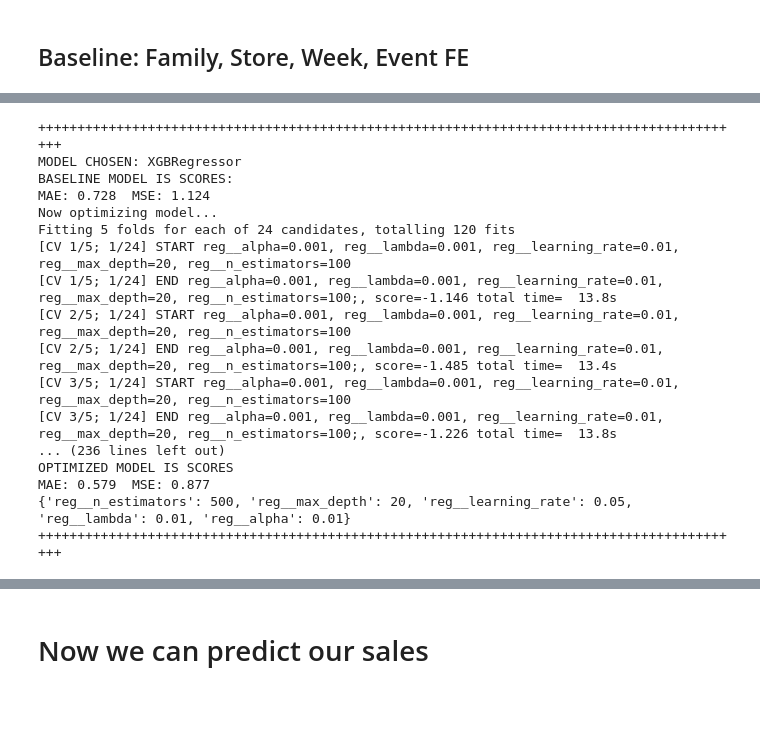
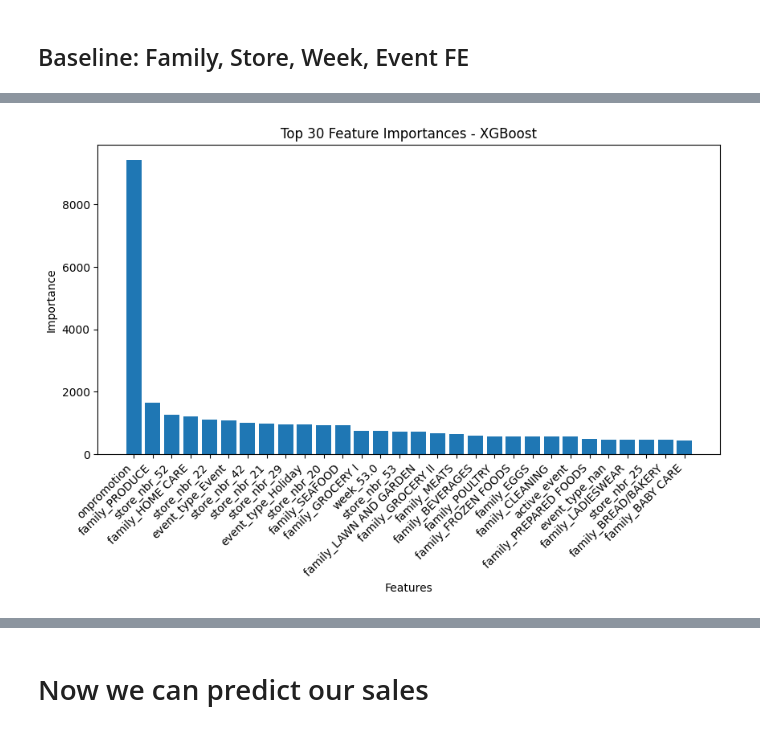
Before and after one commit to Dan-T24n/Time-series-forecasting-Darts, a Jupyter notebook: code/1)base_work.ipynb, the cells around one changed output, grey strips where cells are left out. Cells and saved outputs as stored; diff of their text form; code cells hidden in the pictures; blank space fills up the shorter version.

Commit message:
New version, using GPU

```diff
--- a/code/1)base_work.ipynb
+++ b/code/1)base_work.ipynb
@@ -471,0 +483,12 @@ Data prepped. Passing to the model section.
+# %%
+dtrain=xgboost.DMatrix(data=X_train,label=y_train)
+dval=xgboost.DMatrix(data=X_val,label=y_val)
+# %%
+xgb_parms={
+    'max_depth':4,
+    'learning_rate':0.05,
+    'subsample':0.8,
+    'tree_method':'gpu_hist',
+    'predictor':'gpu_predictor'
+}
+model=xgboost.train(xgb_parms,dtrain=dtrain,evals=[(dtrain,"train"),(dval,"valid")],early_stopping_rounds=100,num_boost_round=9999,verbose_eval=100)
@@ -472,30 +513,33 @@ Data prepped. Passing to the model section.
+# %%
+data_importance=model.get_score(importance_type="weight")
+
+# Extract feature names and their corresponding importance scores
+features = list(data_importance.keys())
+importance = list(data_importance.values())
+
+# Sort features based on importance
+sorted_idx = np.argsort(importance)[::-1]
+
+# Plot the top N features
+top_n = 30  # Adjust the number as needed
+plt.figure(figsize=(10, 5))
+plt.bar(np.array(features)[sorted_idx][:top_n], np.array(importance)[sorted_idx][:top_n])
+plt.xlabel('Features')
+plt.ylabel('Importance')
+plt.title(f'Top {top_n} Feature Importances - XGBoost')
+plt.xticks(rotation=45, ha='right')
+plt.show()
+# %% [output]
+[figure, added]
 # %%
-device="cpu"
-optimized_models=dict()
-working_models=[0,1,2,5]
-working_models=[5]
-for i in working_models:
-    model_params=parameters[i]
-    algo=models[i]
-    print("\n+++++++++++++++++++++++++++++++++++++++++++++++++++++++++++++++++++++++++++++++++++++++++++",end="\n")
-    print("MODEL CHOSEN:",algo.__name__,end="\n")
-    globals()[version+str(algo.__name__)]=model_fitter(X_train,y_train,algo,model_params,verbose=10,device=device)
-    optimized_models[version+str(algo.__name__)]=globals()[version+str(algo.__name__)]
+# #OLD VERSION
+# optimized_models=dict()
+# working_models=[0,1,2,5]
+# working_models=[5]
+# for i in working_models:
+#     model_params=parameters[i]
+#     algo=models[i]
+#     print("\n+++++++++++++++++++++++++++++++++++++++++++++++++++++++++++++++++++++++++++++++++++++++++++",end="\n")
+#     print("MODEL CHOSEN:",algo.__name__,end="\n")
+#     globals()[version+str(algo.__name__)]=model_fitter(X_train,y_train,algo,model_params,verbose=10,X_val=X_val,y_val=y_val)
+#     optimized_models[version+str(algo.__name__)]=globals()[version+str(algo.__name__)]
-# %% [output]
-+++++++++++++++++++++++++++++++++++++++++++++++++++++++++++++++++++++++++++++++++++++++++++
-MODEL CHOSEN: XGBRegressor
-BASELINE MODEL IS SCORES:
-MAE: 0.728  MSE: 1.124
-Now optimizing model...
-Fitting 5 folds for each of 24 candidates, totalling 120 fits
-[CV 1/5; 1/24] START reg__alpha=0.001, reg__lambda=0.001, reg__learning_rate=0.01, reg__max_depth=20, reg__n_estimators=100
-[CV 1/5; 1/24] END reg__alpha=0.001, reg__lambda=0.001, reg__learning_rate=0.01, reg__max_depth=20, reg__n_estimators=100;, score=-1.146 total time=  13.8s
-[CV 2/5; 1/24] START reg__alpha=0.001, reg__lambda=0.001, reg__learning_rate=0.01, reg__max_depth=20, reg__n_estimators=100
-[CV 2/5; 1/24] END reg__alpha=0.001, reg__lambda=0.001, reg__learning_rate=0.01, reg__max_depth=20, reg__n_estimators=100;, score=-1.485 total time=  13.4s
-[CV 3/5; 1/24] START reg__alpha=0.001, reg__lambda=0.001, reg__learning_rate=0.01, reg__max_depth=20, reg__n_estimators=100
-[CV 3/5; 1/24] END reg__alpha=0.001, reg__lambda=0.001, reg__learning_rate=0.01, reg__max_depth=20, reg__n_estimators=100;, score=-1.226 total time=  13.8s
-... (236 lines left out)
-OPTIMIZED MODEL IS SCORES
-MAE: 0.579  MSE: 0.877
-{'reg__n_estimators': 500, 'reg__max_depth': 20, 'reg__learning_rate': 0.05, 'reg__lambda': 0.01, 'reg__alpha': 0.01}
-+++++++++++++++++++++++++++++++++++++++++++++++++++++++++++++++++++++++++++++++++++++++++++
```
Also changed, not shown: parts of 21 cells of this notebook.
